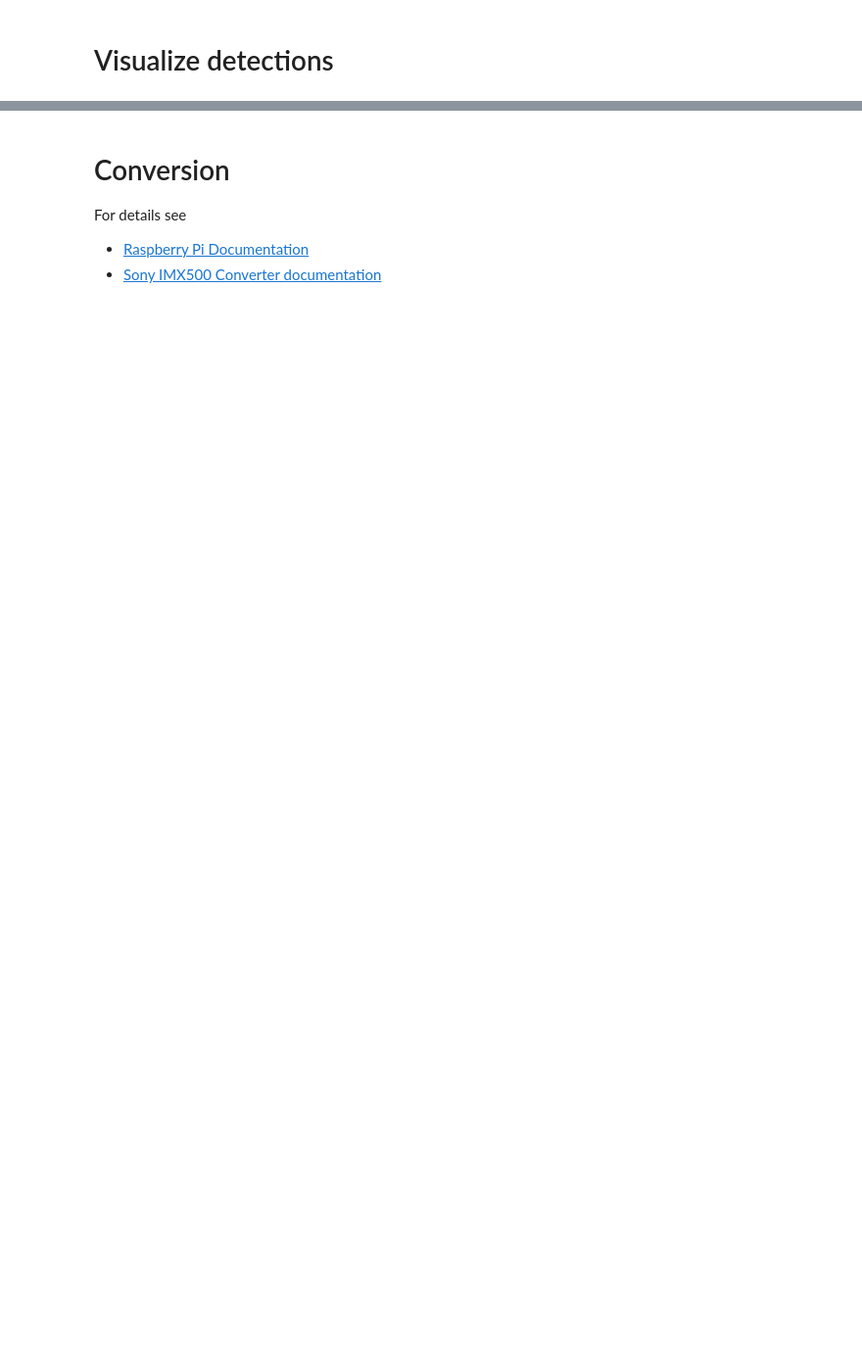
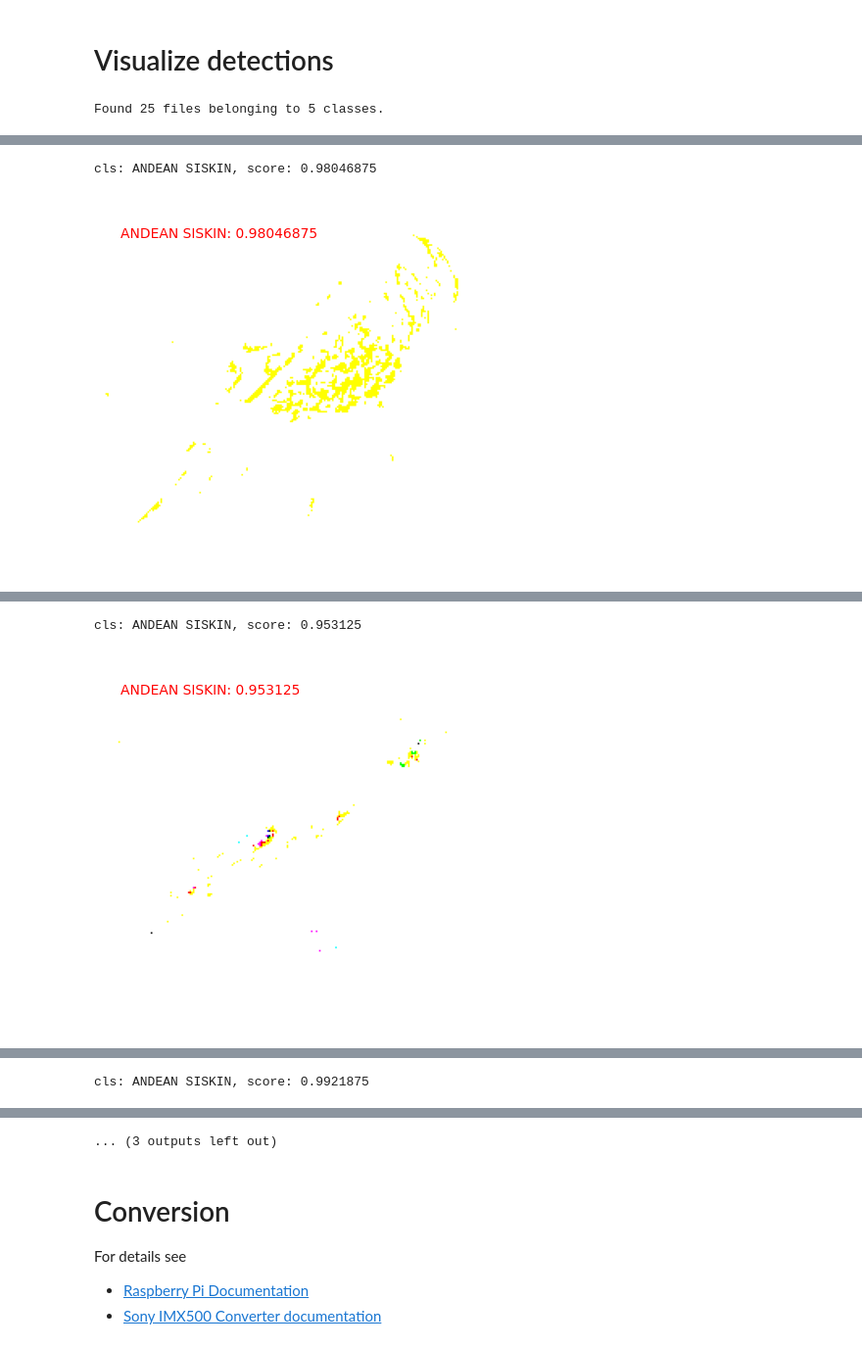
Before and after one commit to idamato/birdgarden, a Jupyter notebook: notebooks/mobilenet-rps/custom_mobilenet.ipynb, the cells around one changed output, grey strips where cells are left out. Shown at 98% size. Drawn from its saved outputs; the diff is of its cells as text; code cells hidden in the pictures; blank space fills up the shorter version.

```diff
--- a/notebooks/mobilenet-rps/custom_mobilenet.ipynb
+++ b/notebooks/mobilenet-rps/custom_mobilenet.ipynb
@@ -390,3 +416,28 @@ print(info)
+# %%
+import matplotlib.pyplot as plt
+import tensorflow as tf
+
+# Definiamo il percorso del dataset di test
+test_path = f"{dataset_path}/test"
+
+# Carichiamo il dataset di test dalla cartella locale
+test_ds = tf.keras.utils.image_dataset_from_directory(
+    test_path,
+    labels='inferred',
+    label_mode='int',
+    batch_size=BATCH_SIZE,
+    image_size=IMAGE_SHAPE,
+    shuffle=False
+)
+
+# Pre-processiamo il dataset di test per renderlo compatibile con MobileNetV2
+def preprocess_test_data(image, label):
+    # Questa funzione deve restituire l'immagine grezza e l'etichetta in un dizionario compatibile con la cella di visualizzazione successiva
+    return {'image': image, 'label': label}
+
+test_ds = test_ds.map(preprocess_test_data)
+# %% [output]
+Found 25 files belonging to 5 classes.
 # %%
 # Preprocess the input image for inference
 def preprocess_image_visualization(image):
@@ -415,10 +466,11 @@ def visualize_detection(image, cls, score):
     plt.show()
 # %%
 # Visualize detection results for some images
-for sample in test_ds[0].take(4):
+for sample in test_ds.unbatch().take(4):
     image = preprocess_image_visualization(sample['image'])
     predictions = detect_objects(quantized_model, image)  # float_model/quantized_model
     cls, score = get_top_prediction(predictions)
     print(f'cls: {cls}, score: {score}')
     assert score > 0.55
     visualize_detection(sample['image'], cls, score)
+# %% [output]
@@ -424,0 +479,2 @@ for sample in test_ds[0].take(4):
+cls: ANDEAN SISKIN, score: 0.98046875
+[figure, added]
@@ -424,0 +483,2 @@ for sample in test_ds[0].take(4):
+cls: ANDEAN SISKIN, score: 0.953125
+[figure, added]
@@ -424,0 +487 @@ for sample in test_ds[0].take(4):
+cls: ANDEAN SISKIN, score: 0.9921875
@@ -425,3 +489,4 @@ for sample in test_ds[0].take(4):
+... (3 outputs left out)
 # %% [markdown]
 # Conversion
 For details see
```
Also changed, not shown: parts of 16 cells of this notebook.
